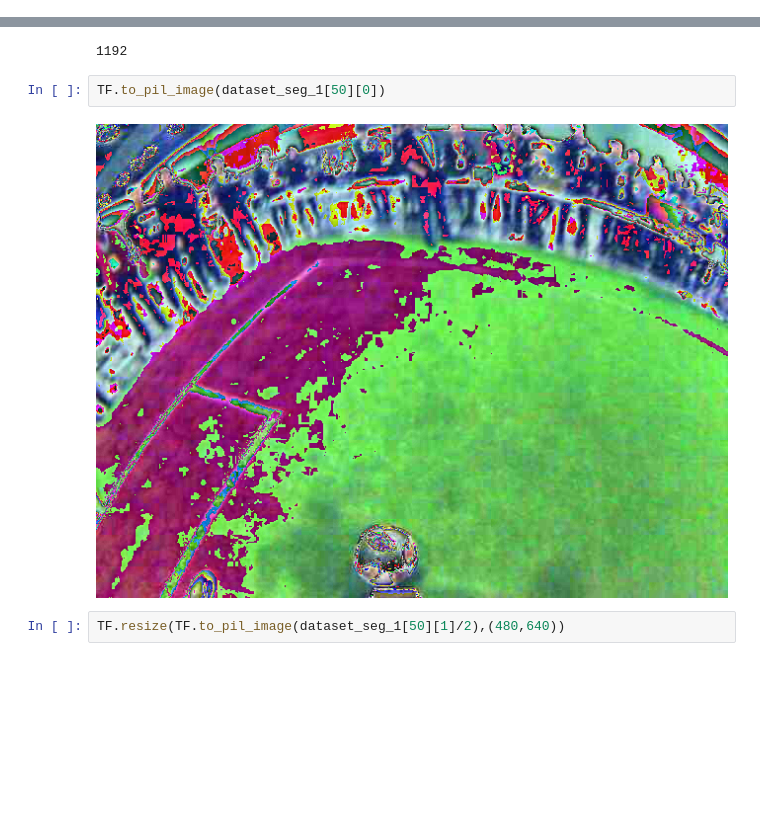
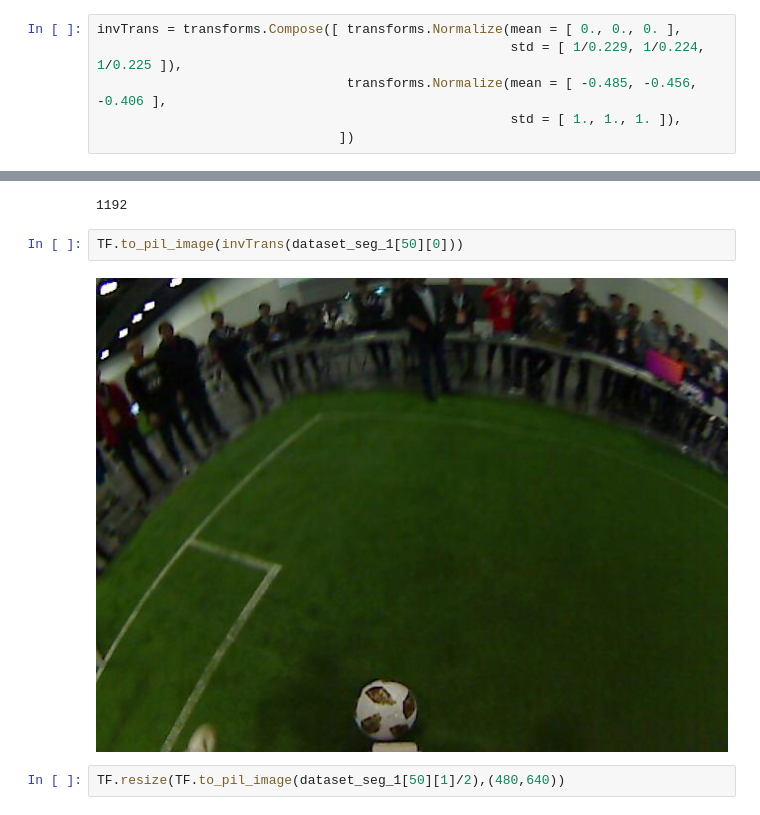
Before and after one commit to aakash2121995/Cuda-Vision-Lab, a Jupyter notebook: Project/Training.ipynb, the cells around one changed output, grey strips where cells are left out. Drawn from its saved outputs; the diff is of its cells as text; blank space fills up the shorter version.

```diff
--- a/Project/Training.ipynb
+++ b/Project/Training.ipynb
@@ -30,4 +30,10 @@ dataset = ConcatDataset([dataset1,dataset2,dataset3])
 len(dataset)
 # %% [output]
 8868
+# %%
+invTrans = transforms.Compose([ transforms.Normalize(mean = [ 0., 0., 0. ],
+                                                     std = [ 1/0.229, 1/0.224, 1/0.225 ]),
+                                transforms.Normalize(mean = [ -0.485, -0.456, -0.406 ],
+                                                     std = [ 1., 1., 1. ]),
+                               ])
 # %%
@@ -62,9 +68,9 @@ len(dataset_seg)
 # %% [output]
 1192
 # %%
-TF.to_pil_image(dataset_seg_1[50][0])
+TF.to_pil_image(invTrans(dataset_seg_1[50][0]))
 # %% [output]
-[figure, old version]
+[figure, new version]
 # %%
 TF.resize(TF.to_pil_image(dataset_seg_1[50][1]/2),(480,640))
 # %% [output]
```
Also changed, not shown: parts of 19 cells of this notebook, 1 other file.
